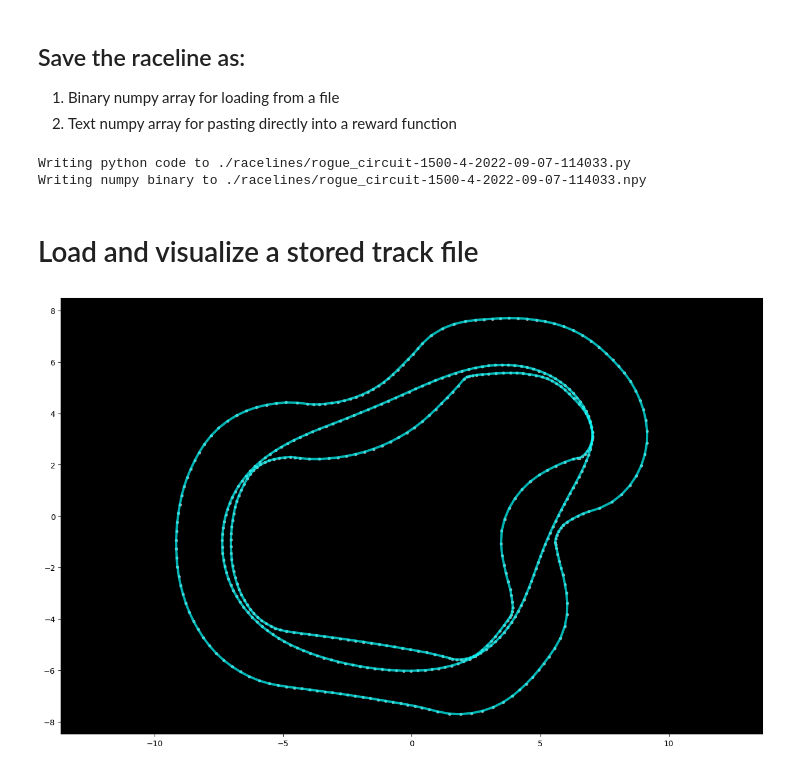
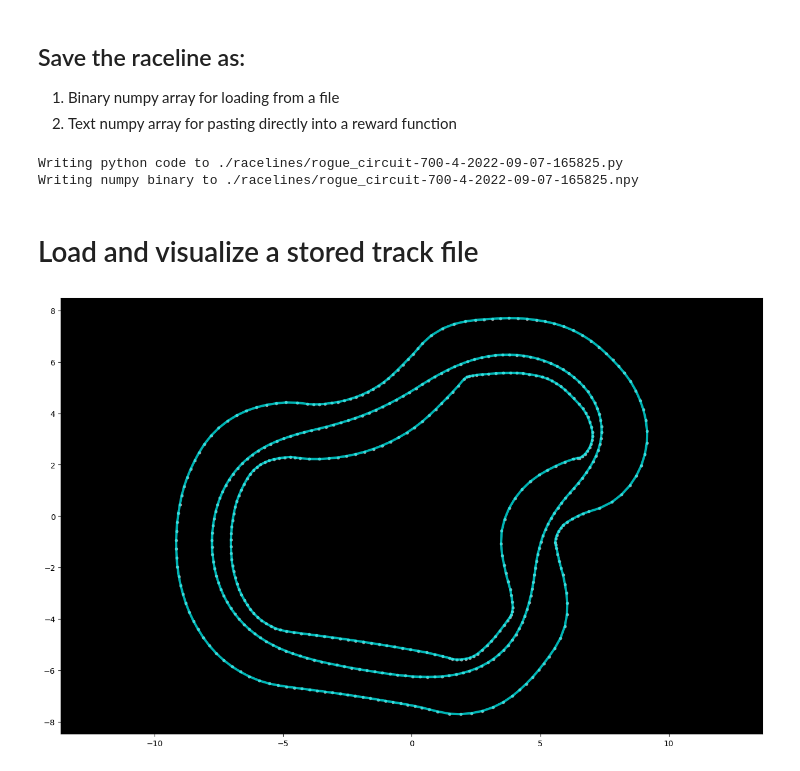
Before and after one commit to jainsau/deep_racer_framework, a Jupyter notebook: Race-Line-Calculation.ipynb, the cells around one changed output. Drawn from its saved outputs; the diff is of its cells as text; code cells hidden in the pictures.

```diff
--- a/Race-Line-Calculation.ipynb
+++ b/Race-Line-Calculation.ipynb
@@ -118,7 +118,7 @@ XI_ITERATIONS=4
 
 # Number of times to scan the entire race track to iterate
 # 500 will get a good start, 1500 will be closer to optimal result
-LINE_ITERATIONS=1500
+LINE_ITERATIONS=700
 
 def improve_race_line(old_line, inner_border, outer_border):
     '''Use gradient descent, inspired by K1999, to find the racing line'''
@@ -243,20 +244,20 @@ with open(py_fname, "w") as file:
 print("Writing numpy binary to %s" % npy_fname)
 np.save(npy_fname, loop_race_line)
 # %% [output]
-Writing python code to ./racelines/rogue_circuit-1500-4-2022-09-07-114033.py
-Writing numpy binary to ./racelines/rogue_circuit-1500-4-2022-09-07-114033.npy
+Writing python code to ./racelines/rogue_circuit-700-4-2022-09-07-165825.py
+Writing numpy binary to ./racelines/rogue_circuit-700-4-2022-09-07-165825.npy
 # %% [markdown]
 # Load and visualize a stored track file
 # %%
 from numpy import array
 
-fname = './racelines/rogue_circuit-1500-4-2022-09-07-114033.py'
+fname = './racelines/rogue_circuit-700-4-2022-09-07-165825.py'
 with open(fname, "r") as file:
     deserialized = eval(file.read())
 deserialized
 fig = plt.figure(1, figsize=(16, 10))
 ax = fig.add_subplot(111, facecolor='black')
 plt.axis('equal')
 print_border(ax, deserialized, inner_border, outer_border)
 # %% [output]
-[figure, old version]
+[figure, new version]
```
Also changed, not shown: parts of 2 cells of this notebook, 5 other files.
